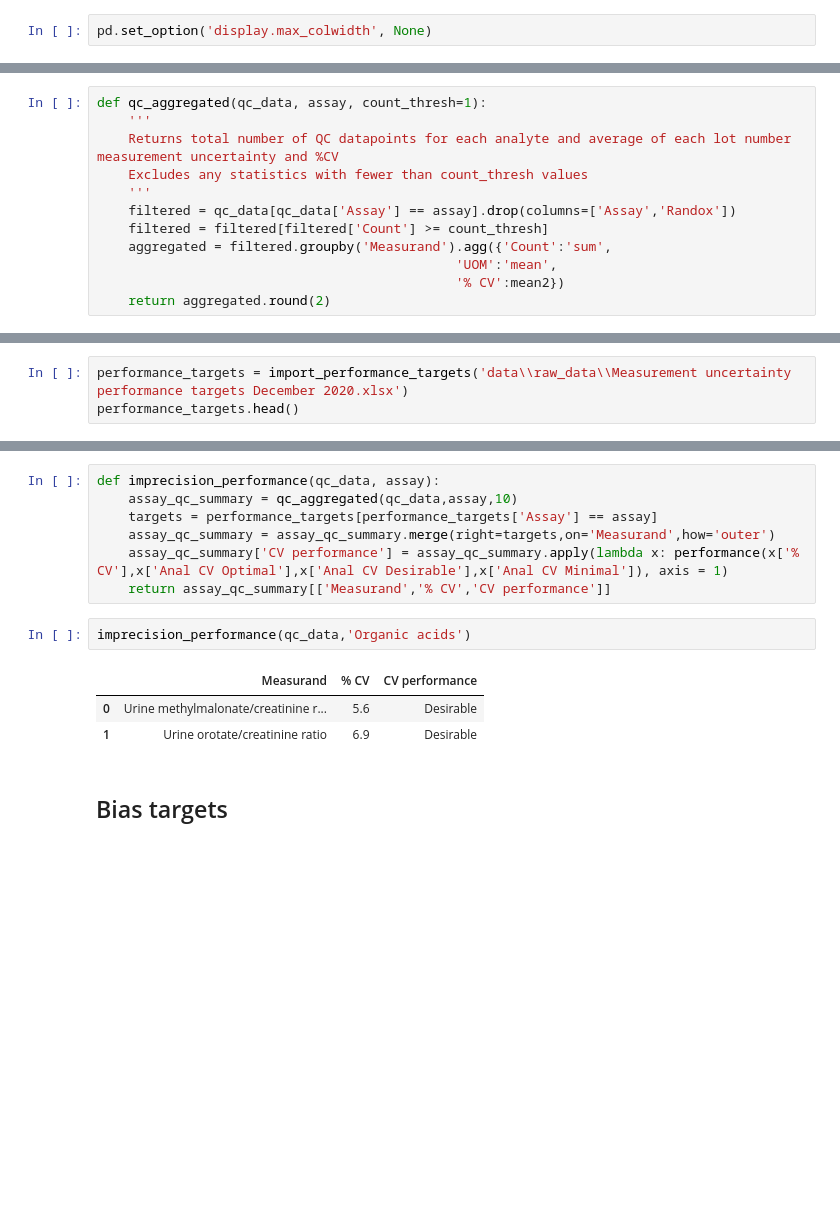
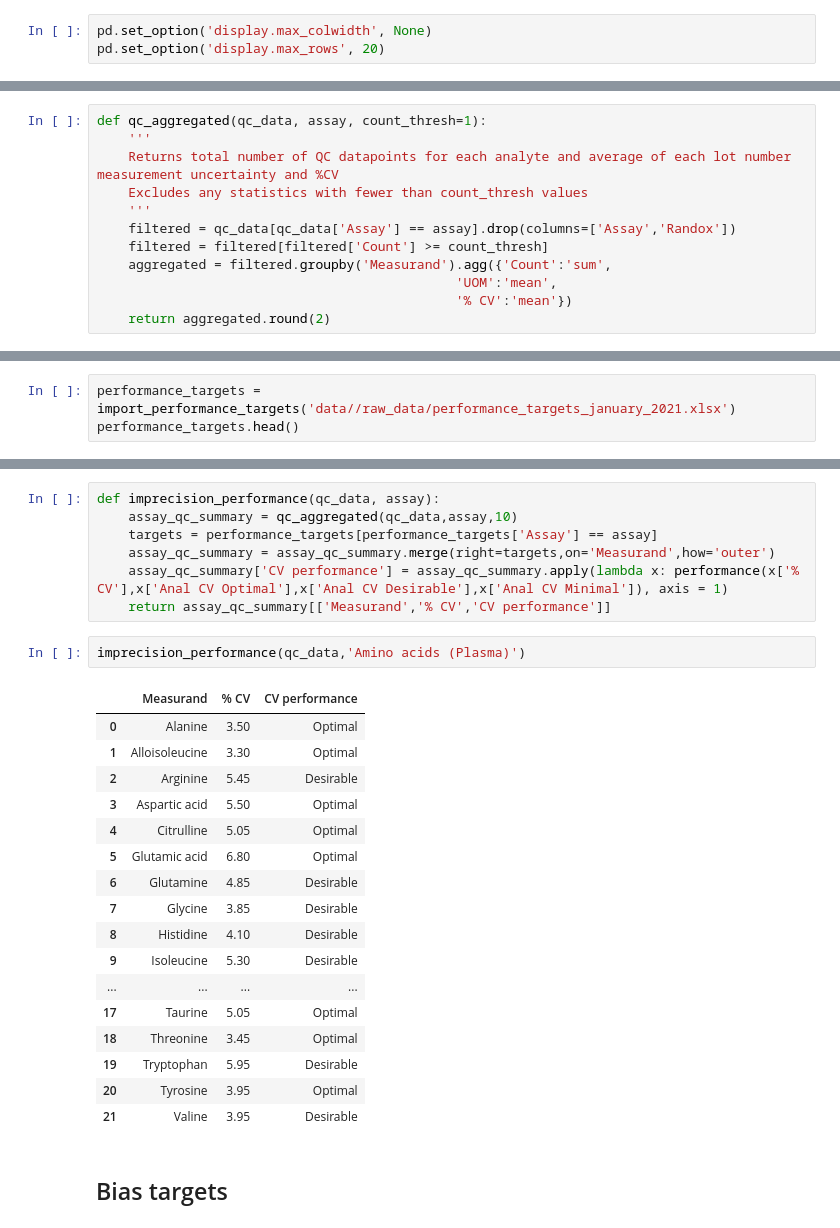
Before and after one commit to nf260/measurement_uncertainty, a Jupyter notebook: Measurement_uncertainty.ipynb, the cells around one changed output, grey strips where cells are left out. Drawn from its saved outputs; the diff is of its cells as text; blank space fills up the shorter version.

```diff
--- a/Measurement_uncertainty.ipynb
+++ b/Measurement_uncertainty.ipynb
@@ -21,5 +23,6 @@ Since some columns have long names, change the maximum column width in Pandas so
 # %%
 pd.set_option('display.max_colwidth', None)
+pd.set_option('display.max_rows', 20)
 # %% [markdown]
 ## Import mappings
 # %% [markdown]
@@ -157,7 +160,7 @@ def qc_aggregated(qc_data, assay, count_thresh=1):
     filtered = filtered[filtered['Count'] >= count_thresh]
     aggregated = filtered.groupby('Measurand').agg({'Count':'sum',
                                               'UOM':'mean',
-                                              '% CV':mean2})
+                                              '% CV':'mean'})
     return aggregated.round(2)
 # %%
 qc_aggregated(qc_data,'Organic acids',10)
@@ -479,7 +496,7 @@ def import_performance_targets(filepath):
     performance_targets = performance_targets.drop(columns=['Biol CVi','Biol CVg','Source of performance targets'])
     return performance_targets.round(1)
 # %%
-performance_targets = import_performance_targets('data\\raw_data\\Measurement uncertainty performance targets December 2020.xlsx')
+performance_targets = import_performance_targets('data//raw_data/performance_targets_january_2021.xlsx')
 performance_targets.head()
 # %% [output]
 |  | Assay | Measurand | Anal CV Optimal | Anal CV Desirable | Anal CV Minimal | Bias Optimal | Bias Desirable | ... |
@@ -517,11 +534,25 @@ def imprecision_performance(qc_data, assay):
     assay_qc_summary['CV performance'] = assay_qc_summary.apply(lambda x: performance(x['% CV'],x['Anal CV Optimal'],x['Anal CV Desirable'],x['Anal CV Minimal']), axis = 1)
     return assay_qc_summary[['Measurand','% CV','CV performance']]
 # %%
-imprecision_performance(qc_data,'Organic acids')
+imprecision_performance(qc_data,'Amino acids (Plasma)')
 # %% [output]
 |  | Measurand | % CV | CV performance |
-| 0 | Urine methylmalonate/creatinine r... | 5.6 | Desirable |
-| 1 | Urine orotate/creatinine ratio | 6.9 | Desirable |
+| 0 | Alanine | 3.50 | Optimal |
+| 1 | Alloisoleucine | 3.30 | Optimal |
+| 2 | Arginine | 5.45 | Desirable |
+| 3 | Aspartic acid | 5.50 | Optimal |
+| 4 | Citrulline | 5.05 | Optimal |
+| 5 | Glutamic acid | 6.80 | Optimal |
+| 6 | Glutamine | 4.85 | Desirable |
+| 7 | Glycine | 3.85 | Desirable |
+| 8 | Histidine | 4.10 | Desirable |
+| 9 | Isoleucine | 5.30 | Desirable |
+| ... | ... | ... | ... |
+| 17 | Taurine | 5.05 | Optimal |
+| 18 | Threonine | 3.45 | Optimal |
+| 19 | Tryptophan | 5.95 | Desirable |
+| 20 | Tyrosine | 3.95 | Optimal |
+| 21 | Valine | 3.95 | Desirable |
 # %% [markdown]
 ## Bias targets
 # %%
```
Also changed, not shown: parts of 17 cells of this notebook.
